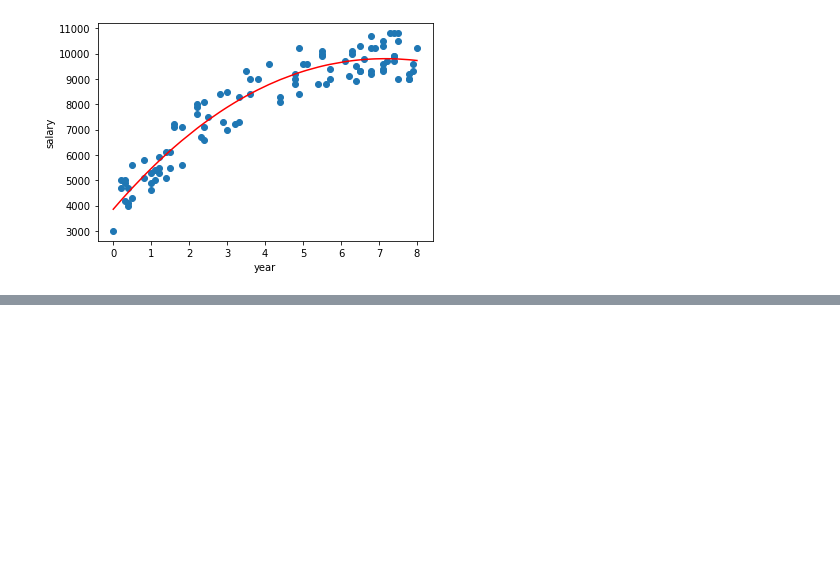
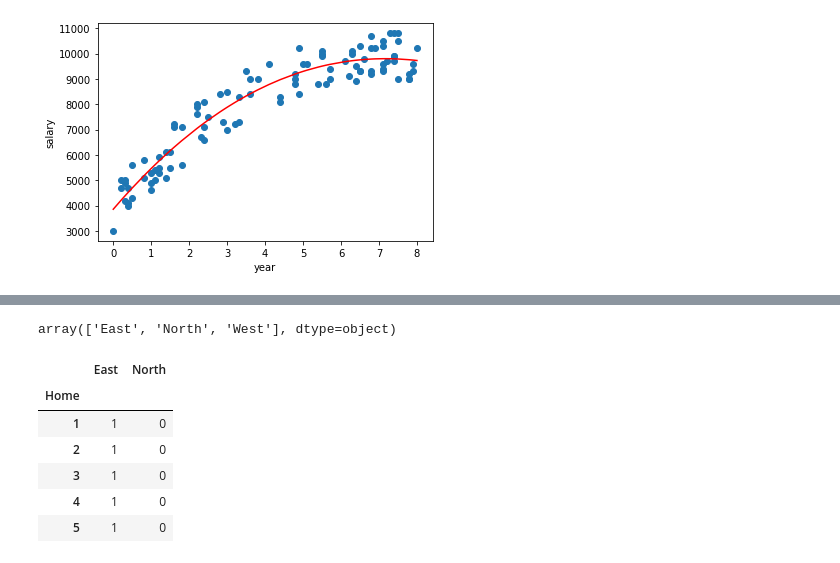
Before and after one commit to ywchiu/taipeifubon, a Jupyter notebook: Demo20200414.ipynb, the cells around one changed output, grey strips where cells are left out. Saved outputs shown, nothing was run; the diff lists cells and outputs as text; code cells hidden in the pictures; blank space fills up the shorter version.

```diff
--- a/Demo20200414.ipynb
+++ b/Demo20200414.ipynb
@@ -373,0 +420,16 @@ plt.show()
+# %%
+df['Neighborhood'].unique()
+# %% [output]
+array(['East', 'North', 'West'], dtype=object)
+# %%
+neighborhood = pandas.get_dummies(df['Neighborhood'])
+del neighborhood['West']
+neighborhood.head()
+# %% [output]
+|  | East | North |
+| Home |  |  |
+| 1 | 1 | 0 |
+| 2 | 1 | 0 |
+| 3 | 1 | 0 |
+| 4 | 1 | 0 |
+| 5 | 1 | 0 |
```
Also changed, not shown: parts of 19 cells of this notebook, 1 other file.
